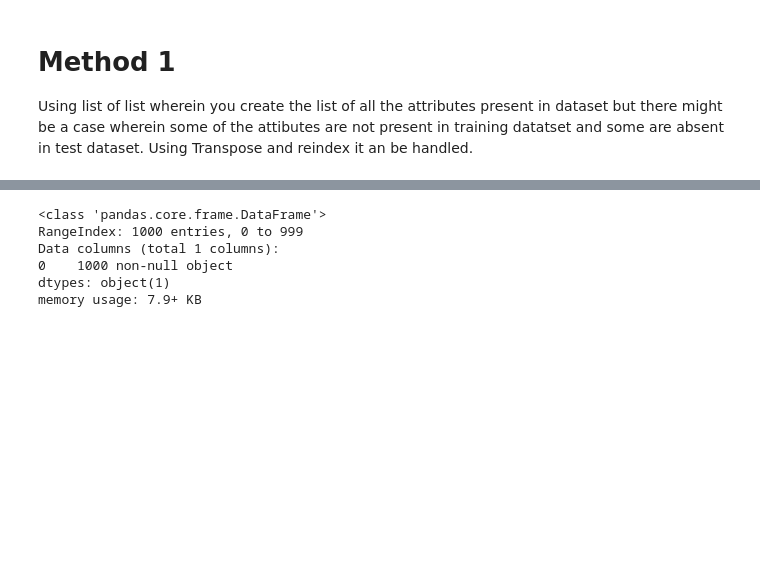
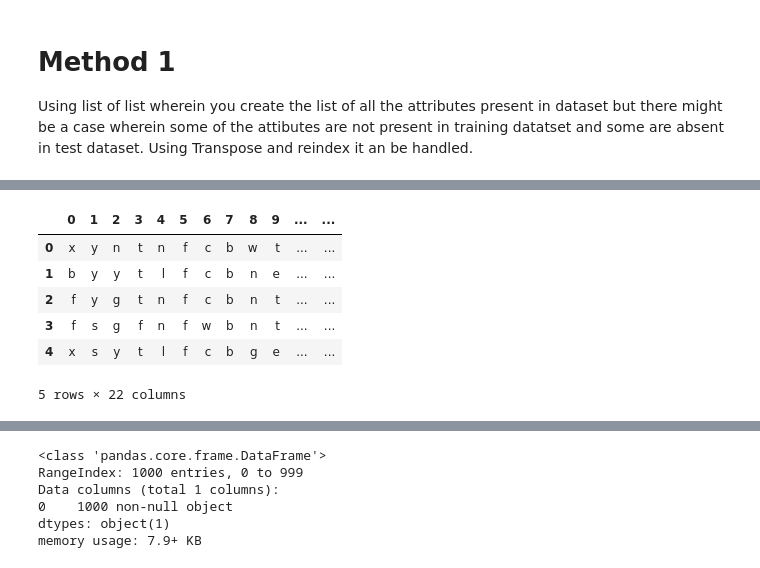
Before and after one commit to AshishKempwad/KNN-for-categorical-data-which-invovles-handling-mismatch-in-number-of-columns-in-train-test-data, a Jupyter notebook: K.ipynb, the cells around one changed output, grey strips where cells are left out. Drawn from its saved outputs; the diff is of its cells as text; code cells hidden in the pictures; blank space fills up the shorter version.

```diff
--- a/K.ipynb
+++ b/K.ipynb
@@ -34,0 +53,10 @@ label_data=pd.read_csv('test_labels.csv',header=None)
+# %%
+test_data.head()
+# %% [output]
+|  | 0 | 1 | 2 | 3 | 4 | 5 | 6 | 7 | 8 | 9 | ... | ... |
+| 0 | x | y | n | t | n | f | c | b | w | t | ... | ... |
+| 1 | b | y | y | t | l | f | c | b | n | e | ... | ... |
+| 2 | f | y | g | t | n | f | c | b | n | t | ... | ... |
+| 3 | f | s | g | f | n | f | w | b | n | t | ... | ... |
+| 4 | x | s | y | t | l | f | c | b | g | e | ... | ... |
+5 rows × 22 columns
```
Also changed, not shown: parts of 3 cells of this notebook.
